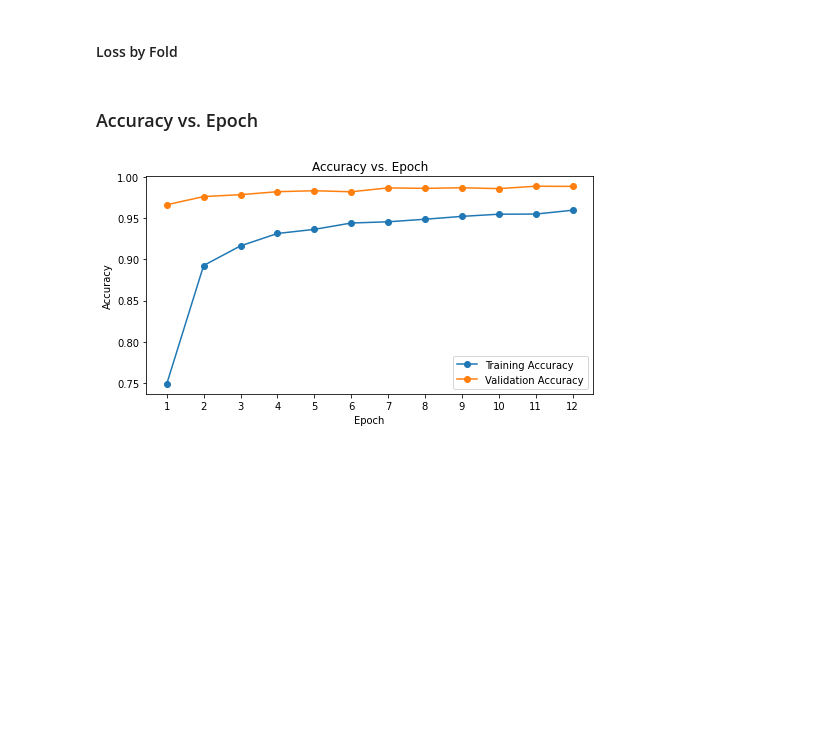
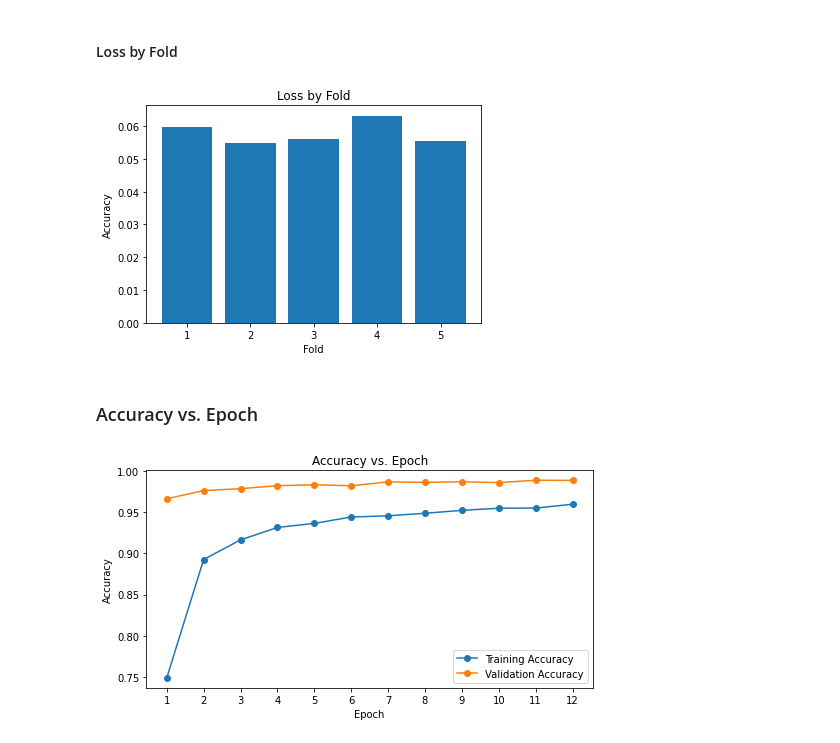
Before and after one commit to TheoryBreeze/cnn-overfitting-research, a Jupyter notebook: 5x5/5x5_kernel.ipynb, the cells around one changed output. Saved outputs shown, nothing was run; the diff lists cells and outputs as text; code cells hidden in the pictures; blank space fills up the shorter version.

```diff
--- a/5x5/5x5_kernel.ipynb
+++ b/5x5/5x5_kernel.ipynb
@@ -155,5 +156,23 @@ plt.show()
 # %% [markdown]
 #### Loss by Fold
+# %%
+x_fold = range(1, 6)
+y_fold_loss = loss_per_fold
+
+fig, ax = plt.subplots()
+fig.set_facecolor("white")
+
+ax.bar(x_fold, y_fold_loss)
+
+# Title and Axes
+ax.set_title("Loss by Fold")
+ax.set_xlabel("Fold")
+ax.set_ylabel("Accuracy")
+ax.set_xticks(x_fold)
+
+plt.show()
+# %% [output]
+[figure, added]
 # %% [markdown]
 ### Accuracy vs. Epoch
 # %%
```
Also changed, not shown: parts of 1 cell of this notebook.
